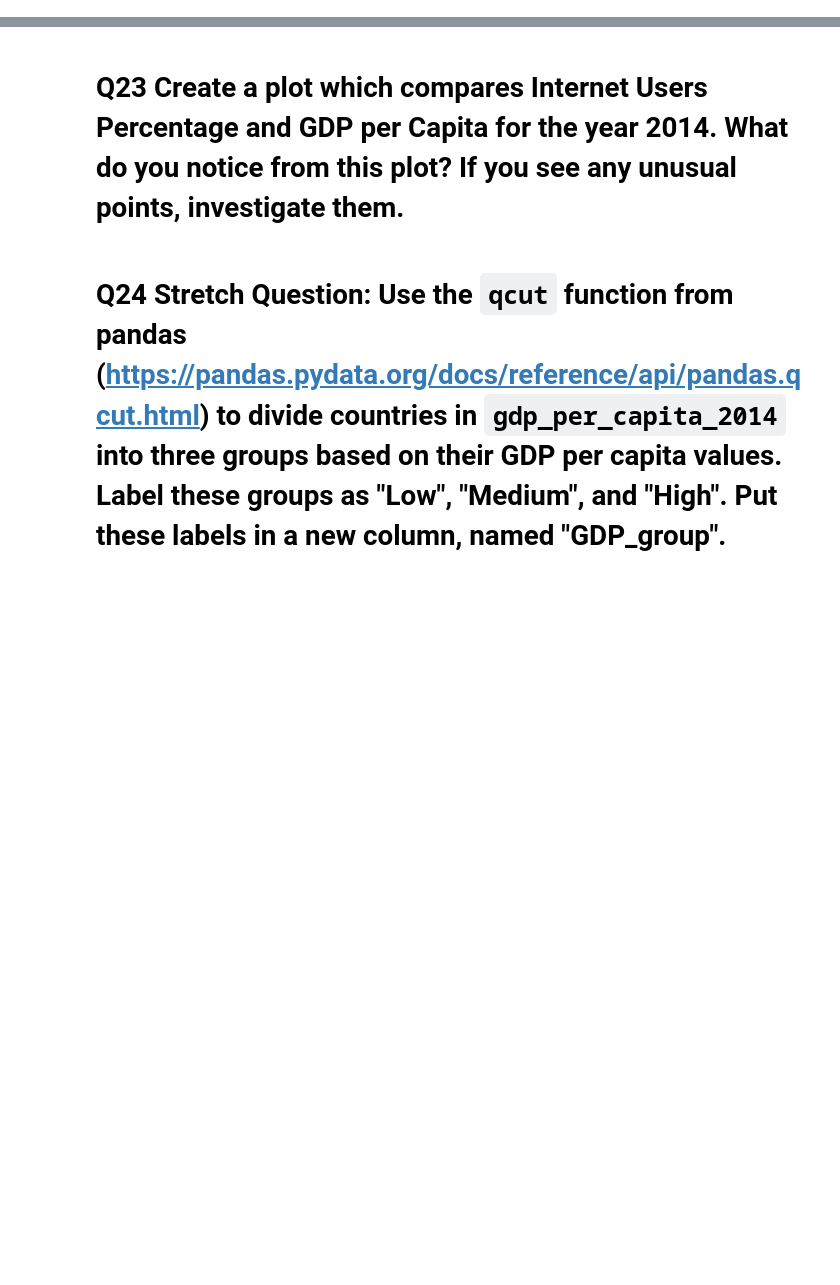
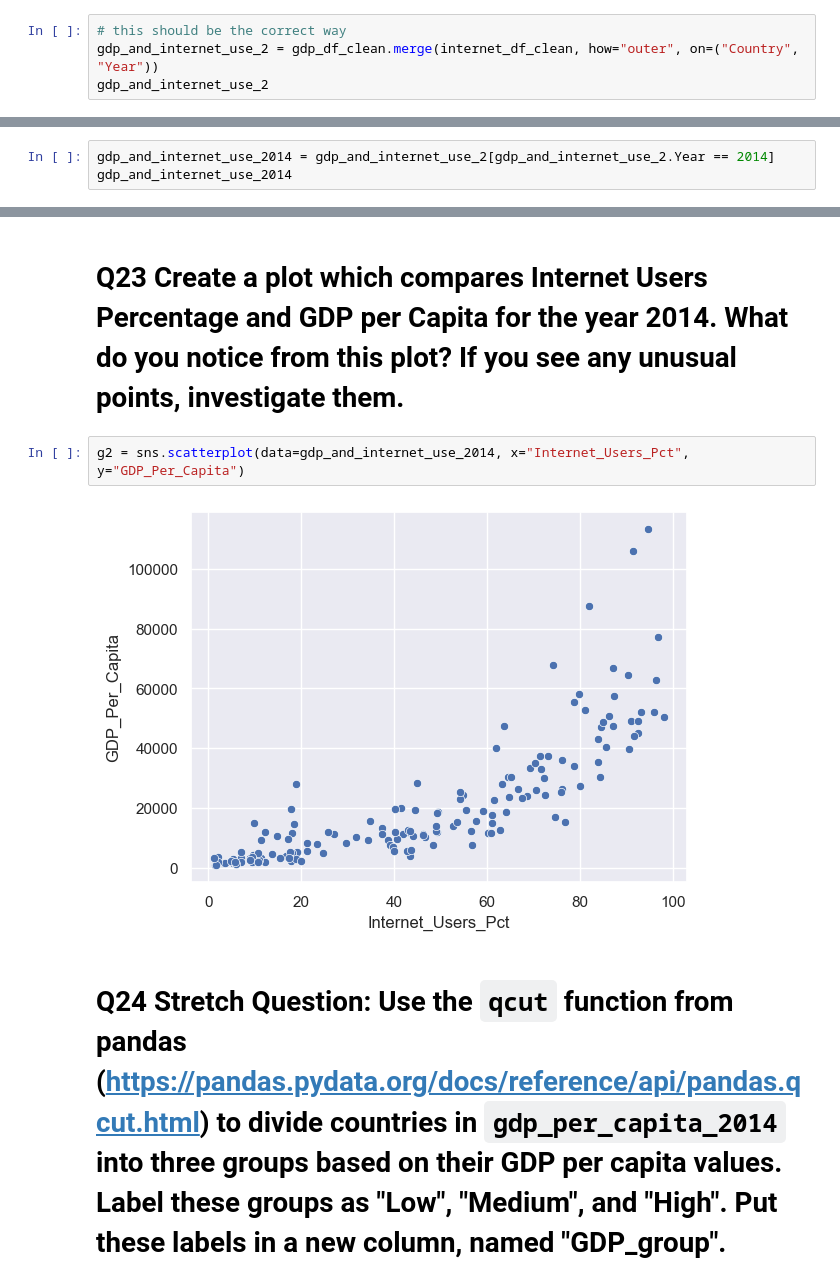
Before and after one commit to NSS-Data-Analytics-Cohort-11/undata-Timothyspratt, a Jupyter notebook: notebook/UN_data_project_DA11.ipynb, the cells around one changed output, grey strips where cells are left out. Drawn from its saved outputs; the diff is of its cells as text; blank space fills up the shorter version.

```diff
--- a/notebook/UN_data_project_DA11.ipynb
+++ b/notebook/UN_data_project_DA11.ipynb
@@ -518,3 +518,7 @@ gdp_df_clean.shape[0] + internet_df_clean.shape[0]
 gdp_and_internet_use.shape[0]
 # %% [output]
 12157
+# %%
+# this should be the correct way
+gdp_and_internet_use_2 = gdp_df_clean.merge(internet_df_clean, how="outer", on=("Country", "Year"))
+gdp_and_internet_use_2
@@ -547,3 +565,6 @@ g.map(sns.scatterplot, "Year", "GDP_Per_Capita")
 [figure]
 # %% [markdown]
 # Q22 Subset `gdp_and_internet_use` to just the year 2014. Save this as a new dataframe named `gdp_and_internet_use_2014`.
+# %%
+gdp_and_internet_use_2014 = gdp_and_internet_use_2[gdp_and_internet_use_2.Year == 2014]
+gdp_and_internet_use_2014
@@ -550,4 +585,8 @@ g.map(sns.scatterplot, "Year", "GDP_Per_Capita")
 # %% [markdown]
 # Q23 Create a plot which compares Internet Users Percentage and GDP per Capita for the year 2014. What do you notice from this plot? If you see any unusual points, investigate them.
+# %%
+g2 = sns.scatterplot(data=gdp_and_internet_use_2014, x="Internet_Users_Pct", y="GDP_Per_Capita")
+# %% [output]
+[figure, added]
 # %% [markdown]
 # Q24 **Stretch Question:** Use the `qcut` function from pandas (https://pandas.pydata.org/docs/reference/api/pandas.qcut.html) to divide countries in `gdp_per_capita_2014` into three groups based on their GDP per capita values. Label these groups as "Low", "Medium", and "High". Put these labels in a new column, named "GDP_group".
```
Also changed, not shown: parts of 4 cells of this notebook.
